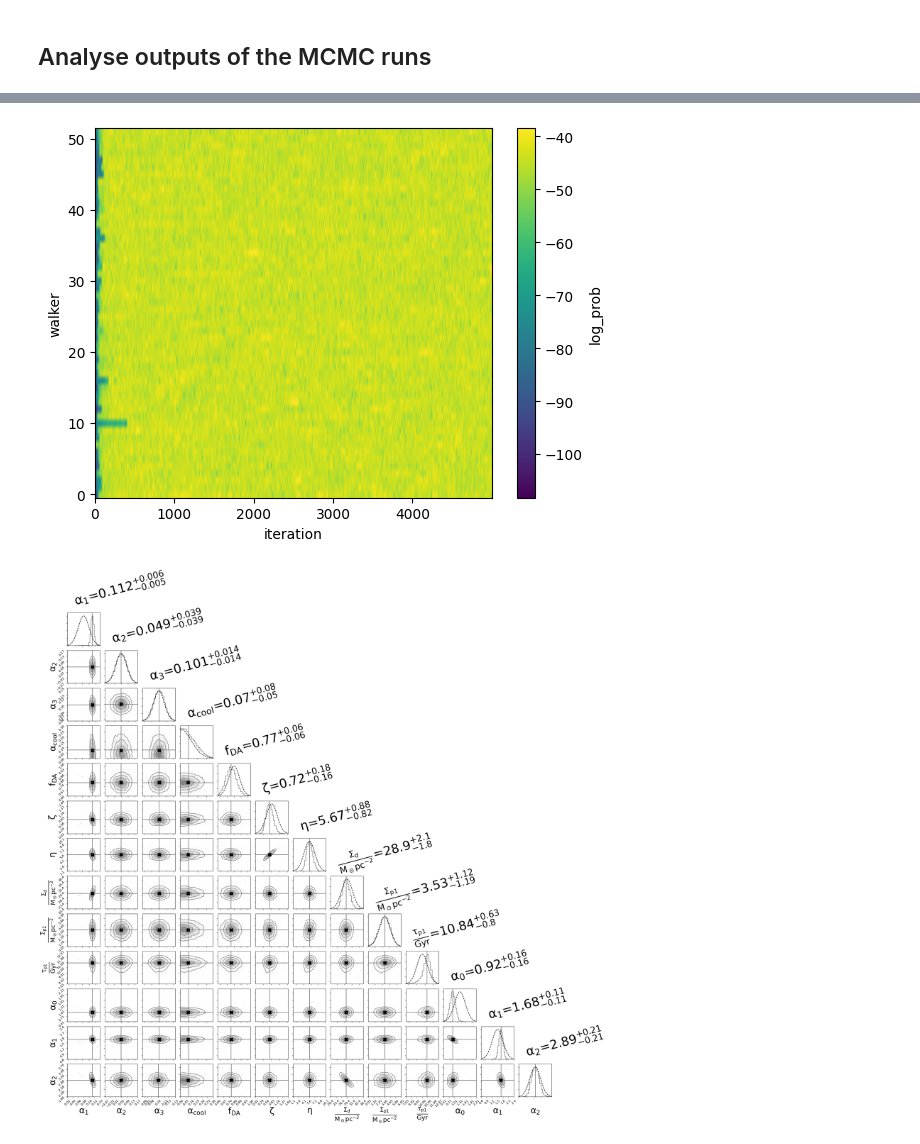
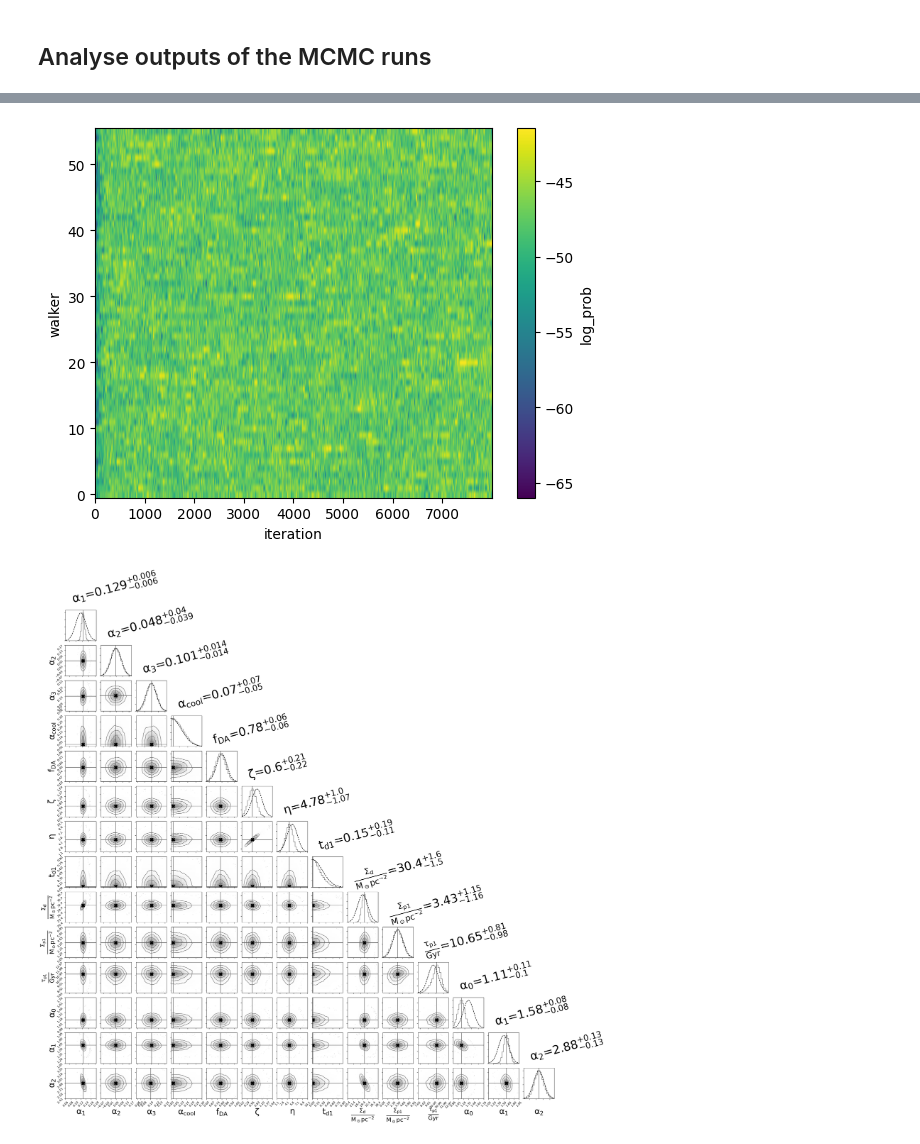
Before and after one commit to askenja/gaia-wd-fitting, a Jupyter notebook: 6a--MCMC_Analysis.ipynb, the cells around one changed output, grey strips where cells are left out. Saved outputs shown, nothing was run; the diff lists cells and outputs as text; code cells hidden in the pictures.

```diff
--- a/6a--MCMC_Analysis.ipynb
+++ b/6a--MCMC_Analysis.ipynb
@@ -13,5 +23,5 @@ from jjmodel.input_ import p, a, inp
 # %%
-dir_inp = './output/mcmc_pop5_basti' # input folder with the MCMC results
+dir_inp = './output/mcmc_pop7_montreal' # input folder with the MCMC results
 combined = False               # option when the run was interrupted and resumed
 # %%
 def find_substring(string, element1, element2):
@@ -214,4 +224,4 @@ plt.colorbar(label='log_prob')
 plt.xlabel('iteration'); plt.ylabel('walker')
 plt.show()
 # %% [output]
-[figure, old version]
+[figure, new version]
@@ -226,6 +275,7 @@ param_props = {
     'alpha3':{'l':r'$\mathrm{\alpha_3}$','r':3},
     'alpha_cool':{'l':r'$\mathrm{\alpha_{cool}}$','r':2},
     'f_da':{'l':r'$\mathrm{f_{DA}}$','r':2},
+    'td1':{'l':r'$\mathrm{t_{d1}}$','r':2},
     'td2':{'l':r'$\mathrm{t_{d2}}$','r':2},
     'dzeta':{'l':r'$\mathrm{\zeta}$','r':2},
     'eta':{'l':r'$\mathrm{\eta}$','r':2},
@@ -249,7 +299,7 @@ nround = [param_props[key]['r'] for key in labels]
 
 ranges = []
 for i in range(ndim):
-    if labels[i]=='alpha_cool':
+    if labels[i]=='alpha_cool' or labels[i]=='td1':
         ranges.append((0,params_mean[i]+3*params_sigma[i]))
     else:
         ranges.append((params_mean[i]-3*params_sigma[i],
@@ -274,6 +324,15 @@ for i in range(ndim):
     er1_corr.append(round(q[0],3))
     er2_corr.append(round(q[1],3))
 
+    if labels[i] in ['td1', 'alpha_cool']:
+        # Statistically robust method (for paper), but takes ca. 20 min per parameter!
+        #m = mode_bootstrap(clean_samples[:,7])
+        #best_values_corr[i] = round(m[0],3)
+        #er1_corr[i] = round(m[1],3)
+        #er2_corr[i] = round(m[2],3)
+
+        # For simple test use this option:
+        best_values_corr[i] = round(mode_hist(clean_samples[:, i]),3)
 
 #clean_samples = all_samples
 fig = corner.corner(
@@ -293,41 +352,41 @@ fig.subplots_adjust(bottom=0.1,left=0.1,top=0.85,right=0.85,wspace=0.15,hspace=0
 for i1 in range(ndim):
     for i2 in range(i1):
         ax = axes[i1,i2]
-        ax.plot(best_values[i2],best_values[i1],marker='X',markersize=12,c='k')
+        ax.plot(best_values_corr[i2],best_values_corr[i1],marker='X',markersize=12,c='k')
         ax.set_ylim(ranges[i1][0],ranges[i1][1])
         ax.set_xlim(ranges[i2][0],ranges[i2][1])
 
         if i1 == ndim - 1:
             ax.xaxis.set_ticks(np.round(np.linspace(ranges[i2][0],ranges[i2][1],7),2))
         if i2 == 0:
             ax.yaxis.set_ticks(np.round(np.linspace(ranges[i1][0],ranges[i1][1],7),2))
         if i2 != 0 and i1 != ndim - 1:
             ax.xaxis.set_ticklabels([])
             ax.yaxis.set_ticklabels([])
 
     x = np.linspace(ranges[i1][0],ranges[i1][1],50)
     dx = x[1]-x[0]
     if i1==120 or i1==150:
         #mean = 13 - fitmode['parmean'][i1]
         #prior = np.exp(-(x-mean)**2/2/fitmode['parsigm'][i1]**2)
         pass
     else:
         prior = np.exp(-(x-params_mean[i1])**2/2/params_sigma[i1]**2)
 
     #axes[i1,i1].plot(x,prior/np.sum(prior*dx)*(30/50),c='k',ls='--')
     axes[i1,i1].plot(x,prior/np.max(prior),c='k',ls='--')
     axes[i1,i1].xaxis.set_ticklabels([])
     axes[i1,i1].set_xlim(ranges[i1][0],ranges[i1][1])
     axes[i1,i1].set_ylim(0,1.1)
     pos = axes[i1,i1].get_position()
     title = r"${{{0}}}_{{-{1}}}^{{+{2}}}$"
     label = p_names[i1] + '=' + title.format(round(best_values[i1],nround[i1]),
                                             round(err1[i1],nround[i1]),round(err2[i1],nround[i1]))
     fig.text(pos.x0+pos.width/4,pos.y0+1.25*pos.height,label,fontsize=40,rotation=15, rotation_mode='anchor')
 
 fig.savefig(os.path.join(dir_inp,'posterior_all_samples.png'))
 # %% [output]
-[figure, old version]
+[figure, new version]
 # %%
 # Print the best parameter values
 np.array(best_values_corr)
```
Also changed, not shown: parts of 9 cells of this notebook, 10 other files.
